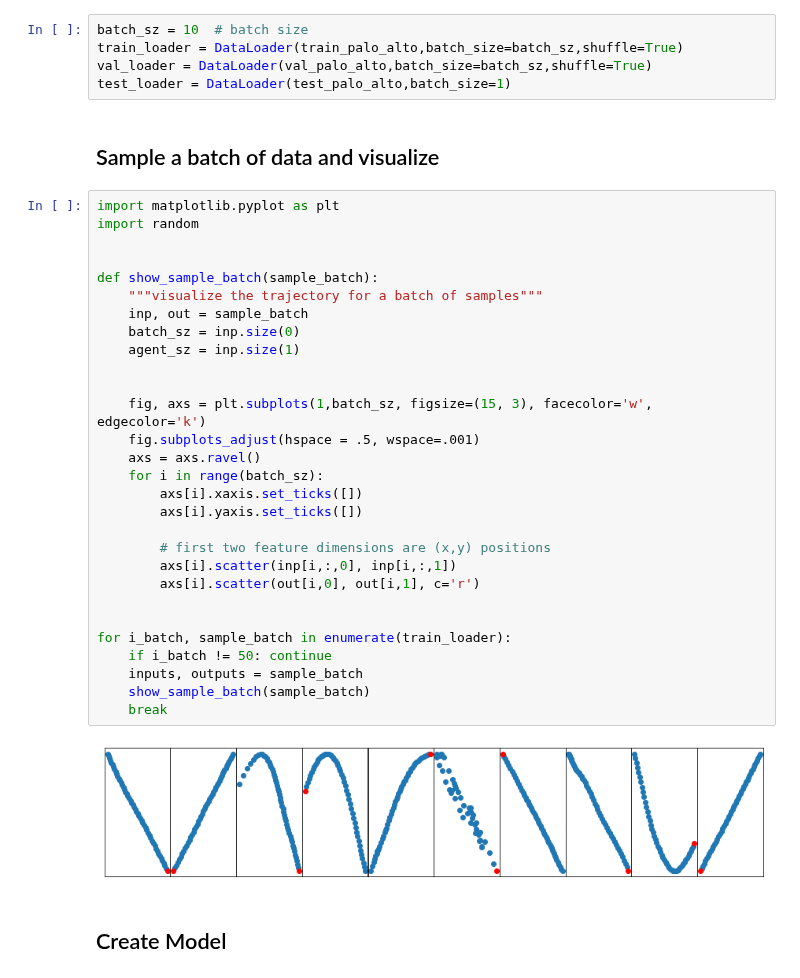
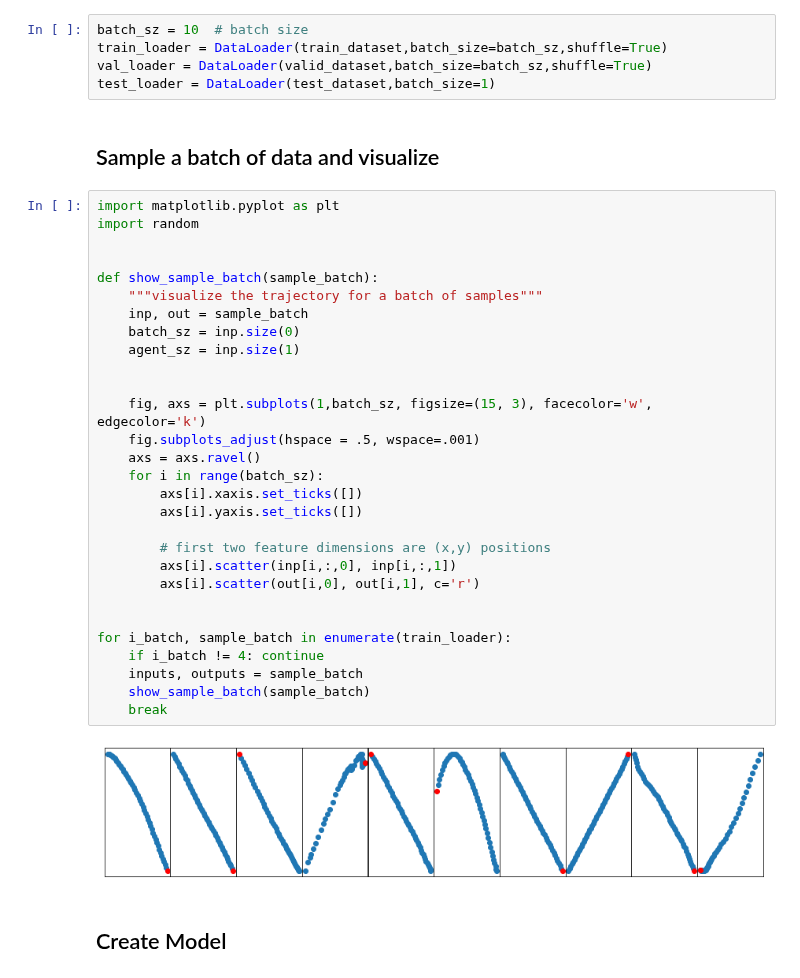
Before and after one commit to ec-2018/CSE151BCompetition, a Jupyter notebook: Load_Argo2_Public.ipynb, the cells around one changed output. Saved outputs shown, nothing was run; the diff lists cells and outputs as text.

Commit message:
Reduced redundancy and made master dataset

```diff
--- a/Load_Argo2_Public.ipynb
+++ b/Load_Argo2_Public.ipynb
@@ -122,42 +148,42 @@ train_palo_alto, val_palo_alto = torch.utils.data.random_split(train_palo_alto,
 ## Create a DataLoader class for training
 # %%
 batch_sz = 10  # batch size
-train_loader = DataLoader(train_palo_alto,batch_size=batch_sz,shuffle=True)
-val_loader = DataLoader(val_palo_alto,batch_size=batch_sz,shuffle=True)
-test_loader = DataLoader(test_palo_alto,batch_size=1)
+train_loader = DataLoader(train_dataset,batch_size=batch_sz,shuffle=True)
+val_loader = DataLoader(valid_dataset,batch_size=batch_sz,shuffle=True)
+test_loader = DataLoader(test_dataset,batch_size=1)
 # %% [markdown]
 ## Sample a batch of data and visualize
 # %%
 import matplotlib.pyplot as plt
 import random
 
 
 def show_sample_batch(sample_batch):
     """visualize the trajectory for a batch of samples"""
     inp, out = sample_batch
     batch_sz = inp.size(0)
     agent_sz = inp.size(1)
 
 
     fig, axs = plt.subplots(1,batch_sz, figsize=(15, 3), facecolor='w', edgecolor='k')
     fig.subplots_adjust(hspace = .5, wspace=.001)
     axs = axs.ravel()
     for i in range(batch_sz):
         axs[i].xaxis.set_ticks([])
         axs[i].yaxis.set_ticks([])
 
         # first two feature dimensions are (x,y) positions
         axs[i].scatter(inp[i,:,0], inp[i,:,1])
         axs[i].scatter(out[i,0], out[i,1], c='r')
 
 
 for i_batch, sample_batch in enumerate(train_loader):
-    if i_batch != 50: continue
+    if i_batch != 4: continue
     inputs, outputs = sample_batch
     show_sample_batch(sample_batch)
     break
 # %% [output]
-[figure, old version]
+[figure, new version]
 # %% [markdown]
 ## Create Model
 # %%
```
Also changed, not shown: parts of 1 cell of this notebook.
